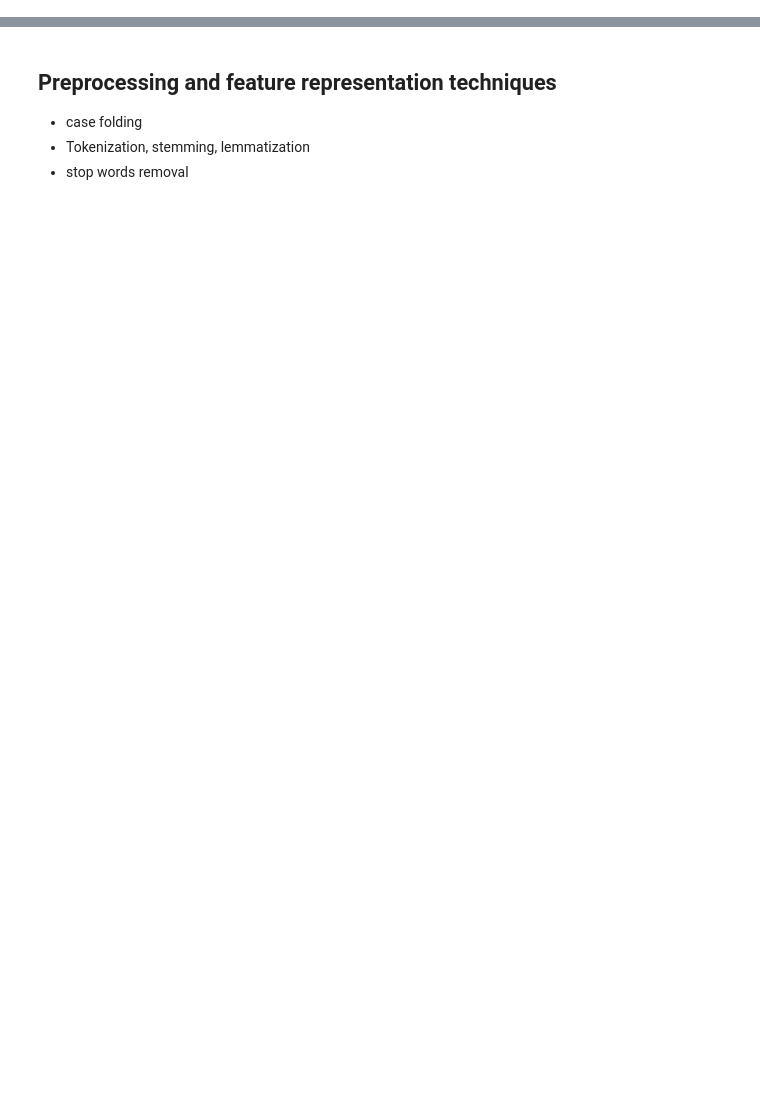
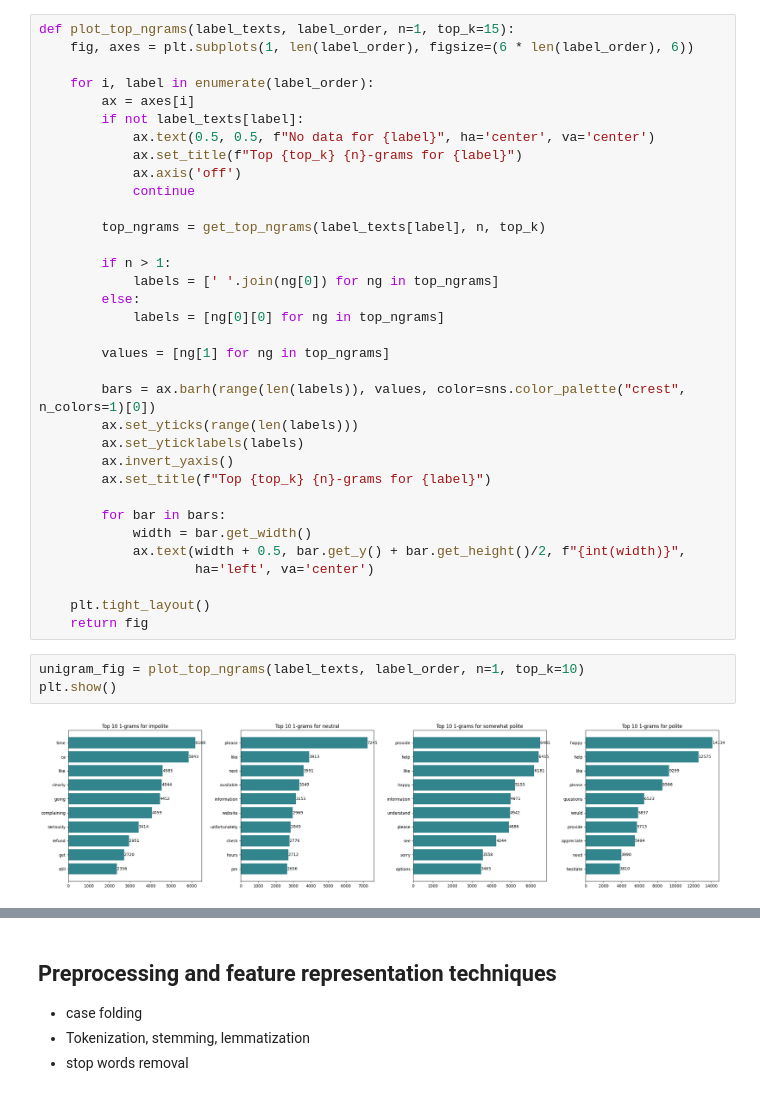
Before and after one commit to franciscopana/M.IA_Natural-Language-Processing, a Jupyter notebook: main.ipynb, the cells around one changed output, grey strips where cells are left out. Cells and saved outputs as stored; diff of their text form; blank space fills up the shorter version.

```diff
--- a/main.ipynb
+++ b/main.ipynb
@@ -79,0 +222,39 @@ Each example in the dataset contains:
+# %%
+def plot_top_ngrams(label_texts, label_order, n=1, top_k=15):
+    fig, axes = plt.subplots(1, len(label_order), figsize=(6 * len(label_order), 6))
+
+    for i, label in enumerate(label_order):
+        ax = axes[i]
+        if not label_texts[label]:
+            ax.text(0.5, 0.5, f"No data for {label}", ha='center', va='center')
+            ax.set_title(f"Top {top_k} {n}-grams for {label}")
+            ax.axis('off')
+            continue
+
+        top_ngrams = get_top_ngrams(label_texts[label], n, top_k)
+
+        if n > 1:
+            labels = [' '.join(ng[0]) for ng in top_ngrams]
+        else:
+            labels = [ng[0][0] for ng in top_ngrams]
+
+        values = [ng[1] for ng in top_ngrams]
+
+        bars = ax.barh(range(len(labels)), values, color=sns.color_palette("crest", n_colors=1)[0])
+        ax.set_yticks(range(len(labels)))
+        ax.set_yticklabels(labels)
+        ax.invert_yaxis()
+        ax.set_title(f"Top {top_k} {n}-grams for {label}")
+
+        for bar in bars:
+            width = bar.get_width()
+            ax.text(width + 0.5, bar.get_y() + bar.get_height()/2, f"{int(width)}",
+                    ha='left', va='center')
+
+    plt.tight_layout()
+    return fig
+# %%
+unigram_fig = plot_top_ngrams(label_texts, label_order, n=1, top_k=10)
+plt.show()
+# %% [output]
+[figure, added]
```
Also changed, not shown: parts of 20 cells of this notebook.
